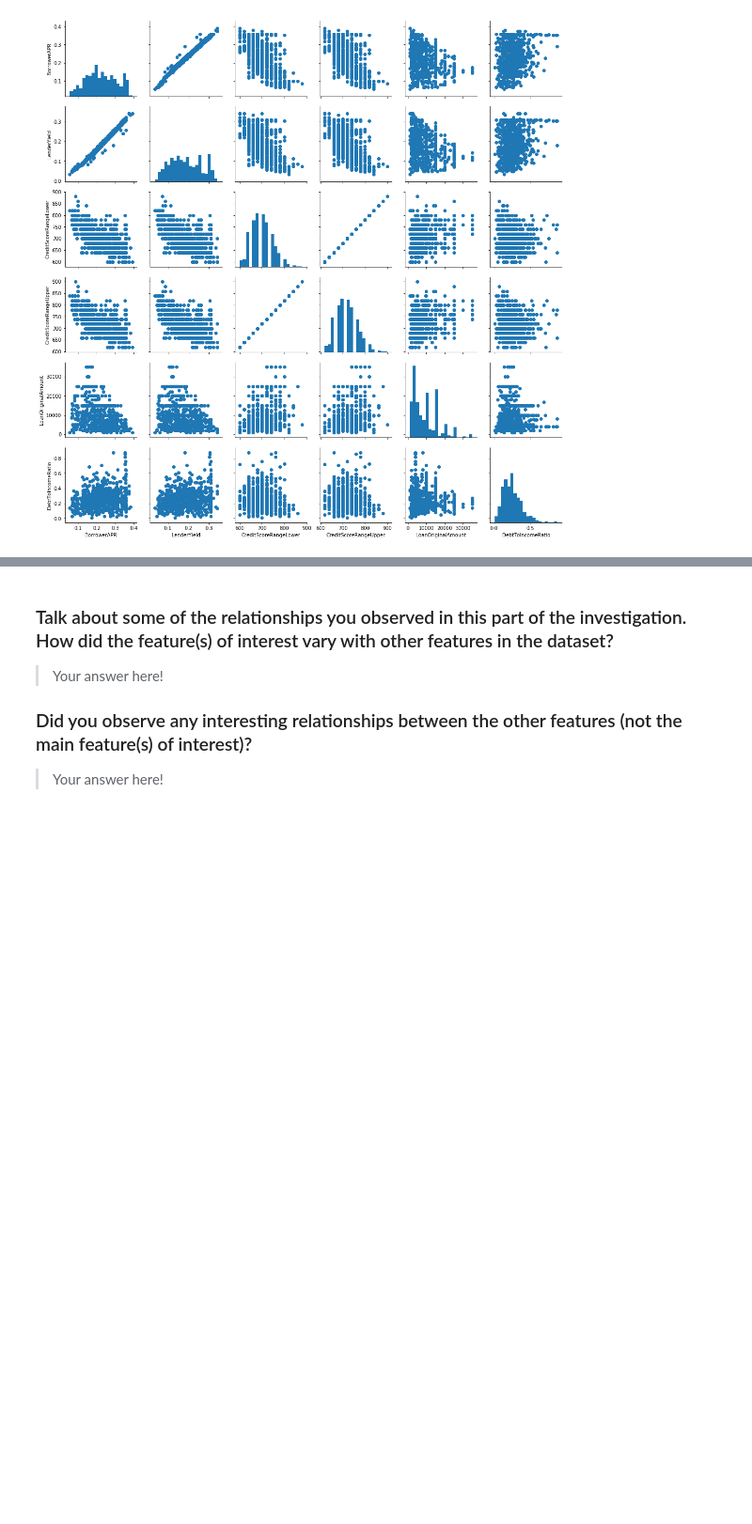
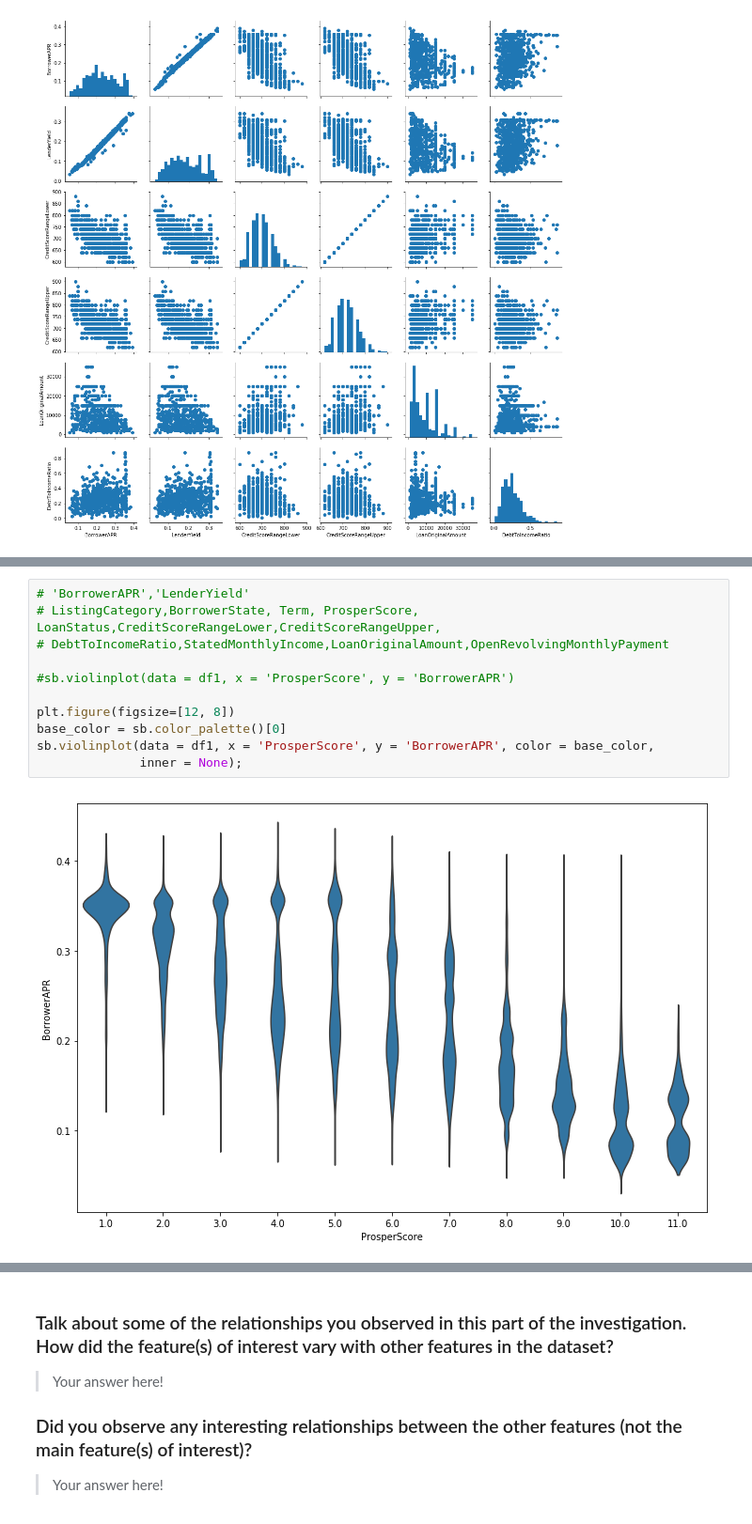
Before and after one commit to vijayelango/CommunicateDataFindings, a Jupyter notebook: exploration_template.ipynb, the cells around one changed output, grey strips where cells are left out. Shown at 94% size. Drawn from its saved outputs; the diff is of its cells as text; blank space fills up the shorter version.

```diff
--- a/exploration_template.ipynb
+++ b/exploration_template.ipynb
@@ -531,0 +552,13 @@ g.map_offdiag(plt.scatter)
+# %%
+# 'BorrowerAPR','LenderYield'
+# ListingCategory,BorrowerState, Term, ProsperScore, LoanStatus,CreditScoreRangeLower,CreditScoreRangeUpper,
+# DebtToIncomeRatio,StatedMonthlyIncome,LoanOriginalAmount,OpenRevolvingMonthlyPayment
+
+#sb.violinplot(data = df1, x = 'ProsperScore', y = 'BorrowerAPR')
+
+plt.figure(figsize=[12, 8])
+base_color = sb.color_palette()[0]
+sb.violinplot(data = df1, x = 'ProsperScore', y = 'BorrowerAPR', color = base_color,
+              inner = None);
+# %% [output]
+[figure, added]
```
Also changed, not shown: parts of 20 cells of this notebook.
